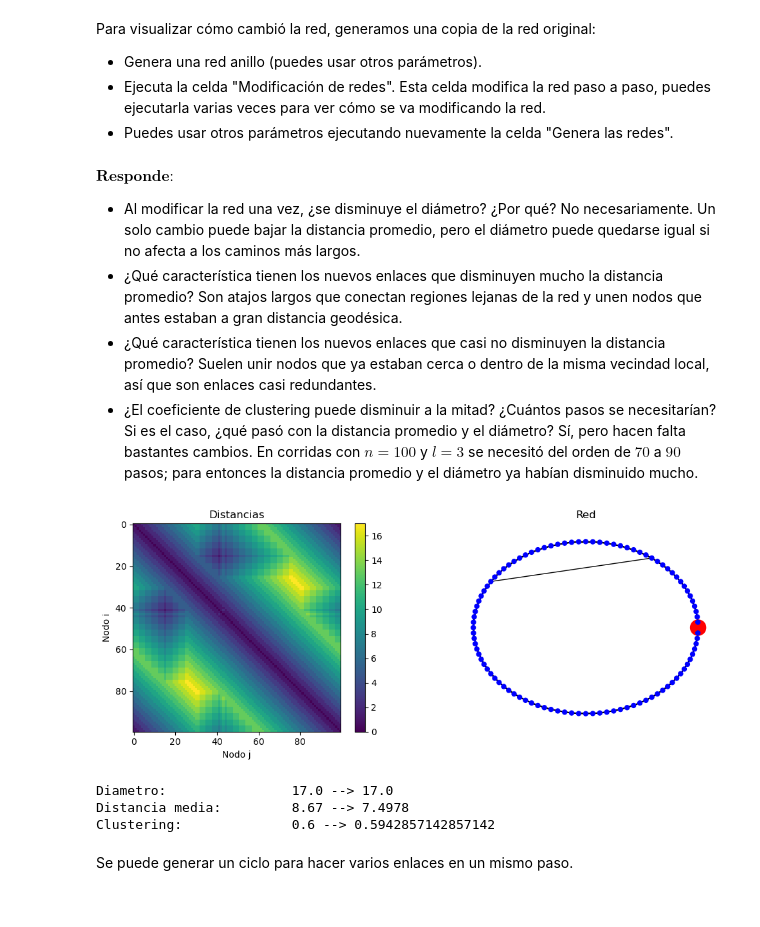
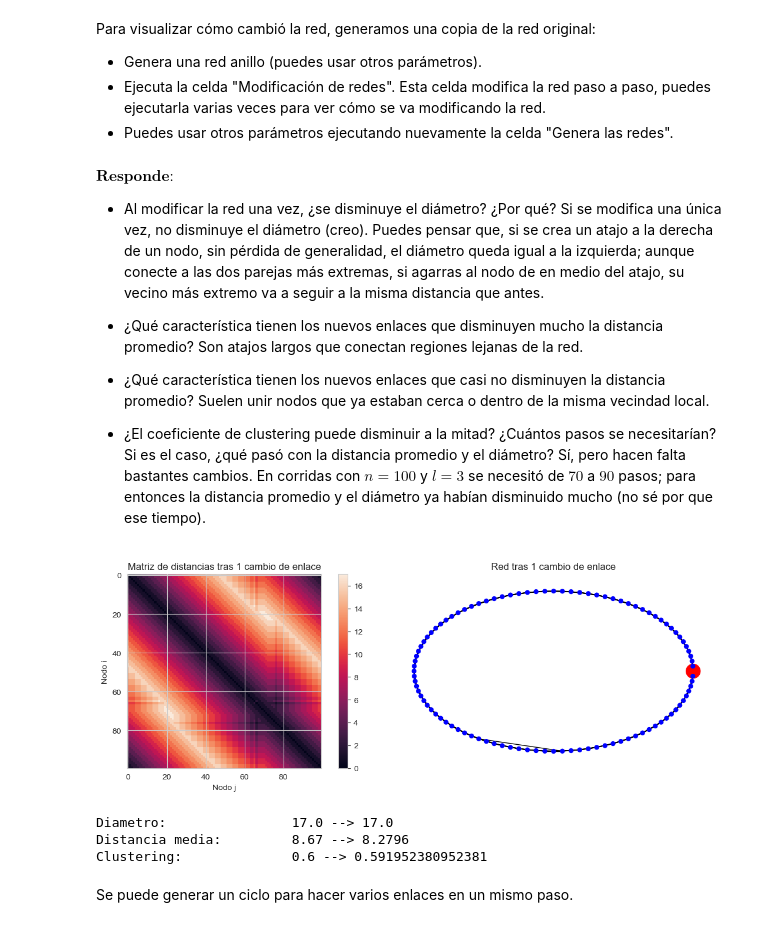
Before and after one commit to heritaco/LDS1121-Complex-Networks, a Jupyter notebook: notebooks/15 Modelo de Watts-Strogatz/Modelo de Watts-Strogatz.ipynb, the cells around one changed output. Saved outputs shown, nothing was run; the diff lists cells and outputs as text; code cells hidden in the pictures.

```diff
--- a/notebooks/15 Modelo de Watts-Strogatz/Modelo de Watts-Strogatz.ipynb
+++ b/notebooks/15 Modelo de Watts-Strogatz/Modelo de Watts-Strogatz.ipynb
@@ -57,6 +57,8 @@ n
 import networkx as nx
 import numpy as np
 import matplotlib.pyplot as plt
+import seaborn as sns
+sns.set_style('whitegrid')
 # %% [markdown]
 Comencemos con una red anillo con $n$ nodos en un ciclo y cada nodo está conectado con $c$ nodos más cercanos; es decir, $\frac{c}{2}$ vecinos a la izquierda y $\frac{c}{2}$ vecinos a la derecha. Definamos $l=\frac{c}{2}$.
 # %% [markdown]
@@ -187,13 +194,16 @@ Para visualizar cómo cambió la red, generamos una copia de la red original:
 # %% [markdown]
 $\textbf{Responde}:$
  - Al modificar la red una vez, ¿se disminuye el diámetro? ¿Por qué?
-	No necesariamente. Un solo cambio puede bajar la distancia promedio, pero el diámetro puede quedarse igual si no afecta a los caminos más largos.
+ 	Si se modifica una única vez, no disminuye el diámetro (creo). Puedes pensar que, si se crea un atajo a la derecha de un nodo, sin pérdida de generalidad, el diámetro queda igual a la izquierda; aunque conecte a las dos parejas más extremas, si agarras al nodo de en medio del atajo, su vecino más extremo va a seguir a la misma distancia que antes.
+
  - ¿Qué característica tienen los nuevos enlaces que disminuyen mucho la distancia promedio?
-	Son atajos largos que conectan regiones lejanas de la red y unen nodos que antes estaban a gran distancia geodésica.
+	Son atajos largos que conectan regiones lejanas de la red.
+
  - ¿Qué característica tienen los nuevos enlaces que casi no disminuyen la distancia promedio?
-	Suelen unir nodos que ya estaban cerca o dentro de la misma vecindad local, así que son enlaces casi redundantes.
+	Suelen unir nodos que ya estaban cerca o dentro de la misma vecindad local.
+
  - ¿El coeficiente de clustering puede disminuir a la mitad? ¿Cuántos pasos se necesitarían? Si es el caso, ¿qué pasó con la distancia promedio y el diámetro?
-	Sí, pero hacen falta bastantes cambios. En corridas con $n=100$ y $l=3$ se necesitó del orden de $70$ a $90$ pasos; para entonces la distancia promedio y el diámetro ya habían disminuido mucho.
+	Sí, pero hacen falta bastantes cambios. En corridas con $n=100$ y $l=3$ se necesitó de $70$ a $90$ pasos; para entonces la distancia promedio y el diámetro ya habían disminuido mucho (no sé por que ese tiempo).
 # %%
 # Genera las redes
 
@@ -204,41 +214,42 @@ G = Anillo(n, l)
 
 G2 = G.copy()
 # %%
-# Modificación de la red
+# Modificaci?n de la red
 
 cambio_enlace(G2)
 
 MatD = np.zeros([n,n])
 for i in range(n):
     for j in range(n):
         MatD[i,j] = nx.shortest_path_length(G2, i, j)
 
 
 
 h = .6
 
 fig, (ax1,ax2) = plt.subplots(nrows=1, ncols=2, figsize = (20*h,7*h))
 nx.draw_circular(G2, node_size = tamanos, node_color = colores, ax = ax2)
 
 
 #fig, ax = plt.subplots(figsize = (10*h,7*h))
 pos = ax1.imshow(MatD, vmin=dmin, vmax=dmax)
 fig.colorbar(pos, ax=ax1)
-ax1.set_title('Distancias')
+ax1.set_title('Matriz de distancias tras 1 cambio de enlace')
 ax1.set_xlabel('Nodo j')
 ax1.set_ylabel('Nodo i')
 
-ax2.set_title('Red')
+ax2.set_title('Red tras 1 cambio de enlace')
 
+plt.tight_layout()
 plt.show()
-print('Diametro: \t\t', np.max(MatD0), '-->',np.max(MatD))
-print('Distancia media: \t', np.mean(MatD0), '-->', np.mean(MatD))
-print('Clustering: \t\t', nx.average_clustering(G), '-->', nx.average_clustering(G2))
+print('Diametro: 		', np.max(MatD0), '-->',np.max(MatD))
+print('Distancia media: 	', np.mean(MatD0), '-->', np.mean(MatD))
+print('Clustering: 		', nx.average_clustering(G), '-->', nx.average_clustering(G2))
 # %% [output]
-[figure, old version]
+[figure, new version]
 Diametro:                17.0 --> 17.0
-Distancia media:         8.67 --> 7.4978
-Clustering:              0.6 --> 0.5942857142857142
+Distancia media:         8.67 --> 8.2796
+Clustering:              0.6 --> 0.591952380952381
 # %% [markdown]
 Se puede generar un ciclo para hacer varios enlaces en un mismo paso.
 # %%
```
Also changed, not shown: parts of 80 cells of this notebook, 12 other files.
